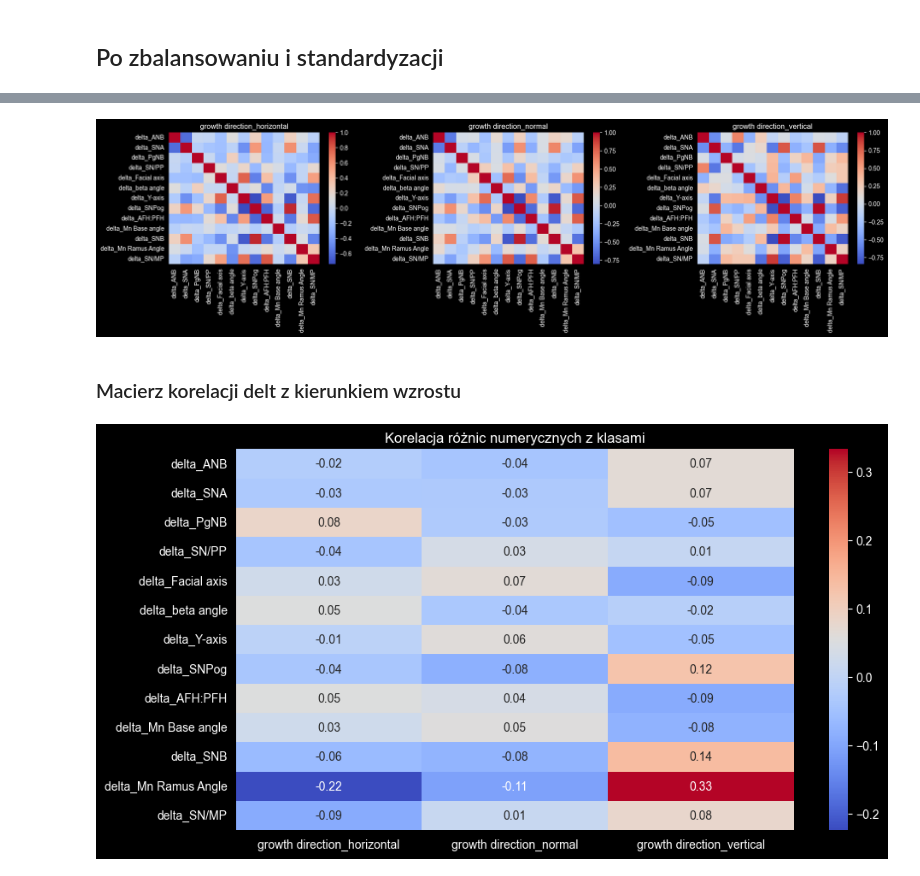
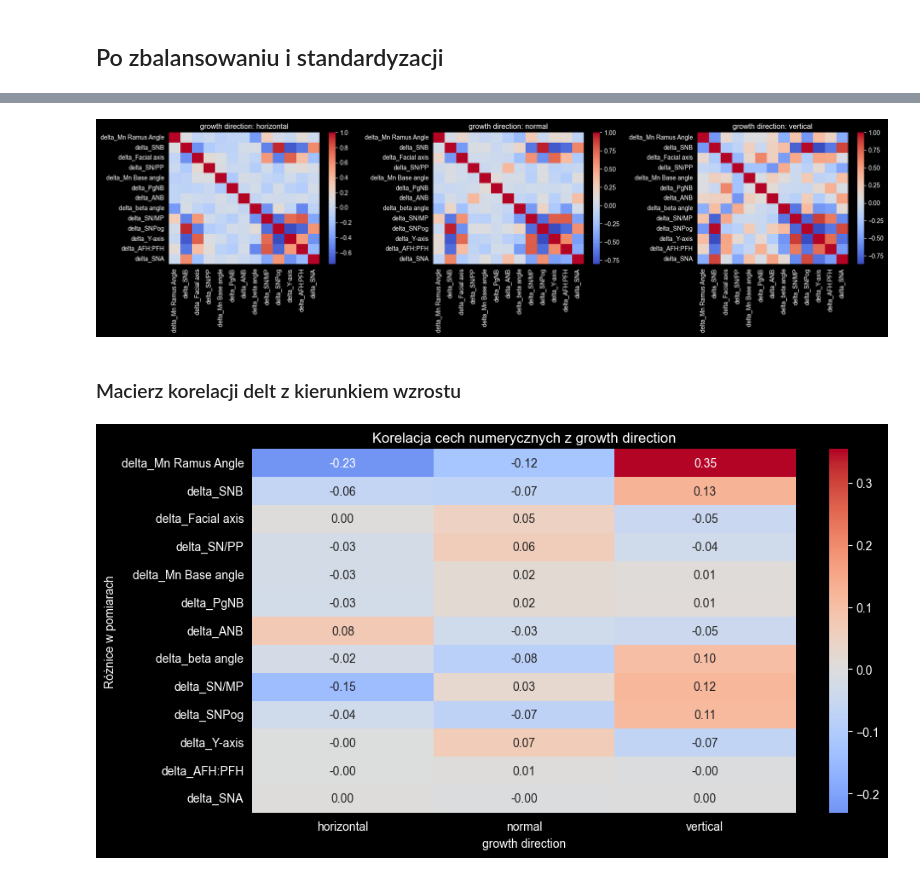
Before and after one commit to ondrey-16/WSI_Classification_Regression_Proj1, a Jupyter notebook: Classification/notebooks/classification_dataset_analyze.ipynb, the cells around one changed output, grey strips where cells are left out. Saved outputs shown, nothing was run; the diff lists cells and outputs as text; code cells hidden in the pictures.

```diff
--- a/Classification/notebooks/classification_dataset_analyze.ipynb
+++ b/Classification/notebooks/classification_dataset_analyze.ipynb
@@ -292,7 +292,7 @@ Dla kierunku vertical korelacja między wiekiem 9 a 12 nadal jest słabsza niż
 # %% [markdown]
 # Zamiana danych na różnicę wartości między wiekiem 9 a 12
 # %%
-delta_pipeline = make_delta_pipeline()
+delta_pipeline = make_relative_delta_pipeline()
 df2 = delta_pipeline.fit_transform(df)
 
 df2.head(10)
@@ -399,6 +407,6 @@ plt.show()
 # %%
 target_col = "growth direction"
-ohe_columns = [col for col in df2_transformed.columns if col.startswith(target_col)]
+labels = sorted(df2_transformed[target_col].unique())
 
 n_cols = 3
 n_rows = 1
@@ -406,32 +414,46 @@ n_rows = 1
 fig, axes = plt.subplots(n_rows, n_cols, figsize=(18, 5 * n_rows))
 axes = axes.flatten()
 
-for i, ohe_col in enumerate(ohe_columns):
-    subset = df2_transformed[df2_transformed[ohe_col] == 1]
-    subset = subset.drop(columns=ohe_columns)
+for i,label in enumerate(labels):
+    subset = df2_transformed[df2_transformed[target_col] == label]
+    subset = subset.drop(columns=[target_col])
     subset = subset.select_dtypes(include="number")
     corr = subset.corr()
 
     sns.heatmap(corr, cmap="coolwarm", annot=False, fmt=".2f", ax=axes[i])
-    axes[i].set_title(ohe_col)
+    label_name = label_encoder.inverse_transform([label])[0]
+    axes[i].set_title(f"{target_col}: {label_name}")
 
 plt.tight_layout()
 plt.show()
 # %% [output]
-[figure, old version]
+[figure, new version]
 # %% [markdown]
 ### Macierz korelacji delt z kierunkiem wzrostu
 # %%
 target_col = "growth direction"
-ohe_columns = [col for col in df2_transformed.columns if col.startswith(target_col)]
-numeric_columns = [col for col in df2_transformed.columns if col not in ohe_columns]
+labels = sorted(df2_transformed[target_col].unique())
 
-corr = df2_transformed[numeric_columns + ohe_columns].corr()[ohe_columns].drop(index=ohe_columns)
+numeric_columns = [col for col in df2_transformed.columns if col != target_col and df2_transformed[col].dtype in ['int64', 'float64']]
+
+correlations = []
+class_names = []
+for label in labels:
+    binary_target = (df2_transformed[target_col] == label).astype(int)
+    corr = df2_transformed[numeric_columns].corrwith(binary_target)
+    correlations.append(corr)
+
+    label_name = label_encoder.inverse_transform([label])[0]
+    class_names.append(label_name)
+
+corr_df = pd.DataFrame(correlations, index=class_names).T
 
 plt.figure(figsize=(10, len(numeric_columns) * 0.4))
-sns.heatmap(corr, cmap="coolwarm", annot=True, fmt=".2f")
-plt.title("Korelacja różnic numerycznych z klasami")
+sns.heatmap(corr_df, cmap="coolwarm", annot=True, fmt=".2f", center=0)
+plt.title(f"Korelacja cech numerycznych z {target_col}")
+plt.xlabel("growth direction")
+plt.ylabel("Różnice w pomiarach")
 plt.tight_layout()
 plt.show()
 # %% [output]
-[figure, old version]
+[figure, new version]
```
Also changed, not shown: parts of 9 cells of this notebook, 11 other files.
